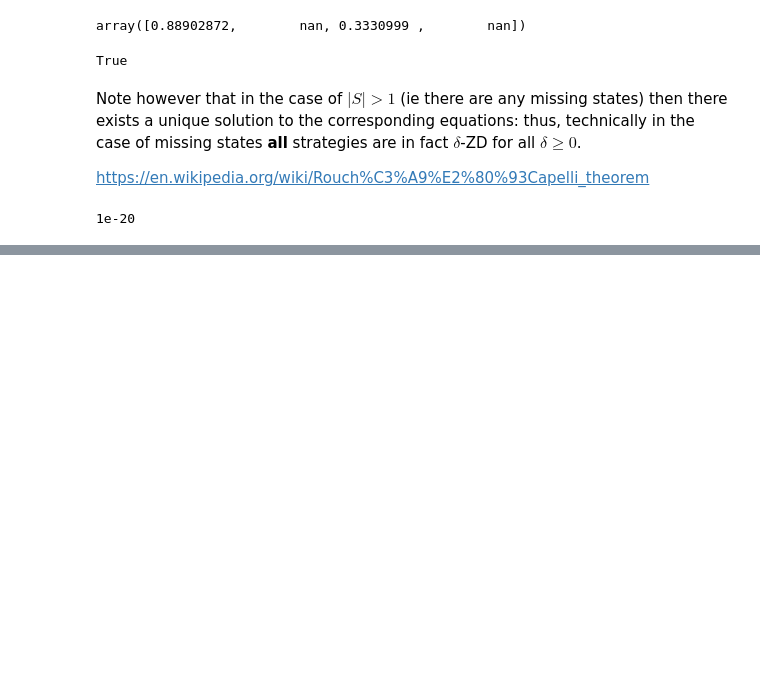
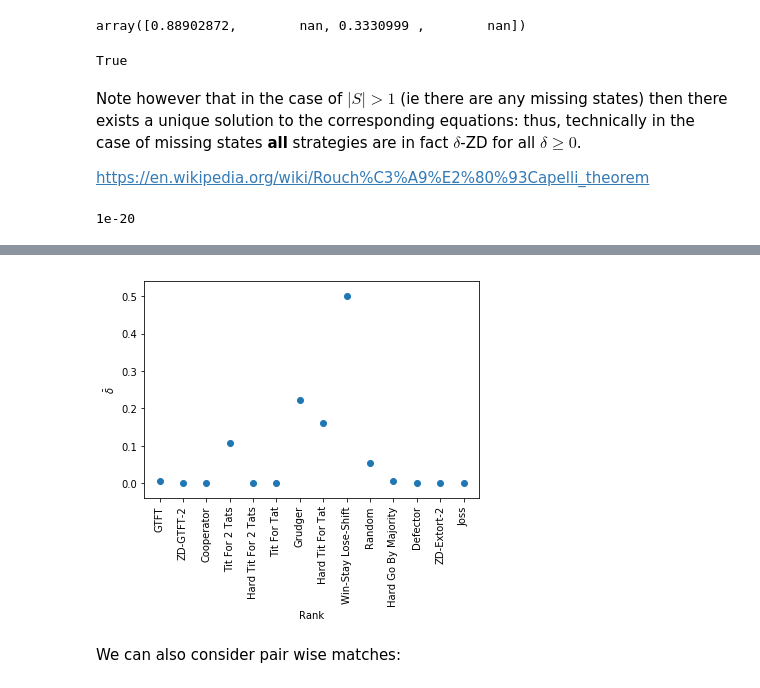
Before and after one commit to drvinceknight/testing_for_ZD, a Jupyter notebook: main.ipynb, the cells around one changed output, grey strips where cells are left out. Drawn from its saved outputs; the diff is of its cells as text; code cells hidden in the pictures; blank space fills up the shorter version.

```diff
--- a/main.ipynb
+++ b/main.ipynb
@@ -263,6 +208,0 @@ df = df[columns]
-# %%
-deltas = []
-
-for index, row in df.iterrows():
-    deltas.append(zd.find_lowest_delta(row[probabilities].values.astype('float64')))
-df["delta"] = deltas
@@ -270,0 +209,20 @@ KeyboardInterrupt:
+# %%
+players = [axl.Cooperator(),
+           axl.Defector(),
+           axl.ZDExtort2(),
+           axl.HardGoByMajority(),
+           axl.Joss(),
+           axl.HardTitForTat(),
+           axl.HardTitFor2Tats(),
+           axl.TitForTat(),
+           axl.Grudger(),
+           axl.GTFT(),
+           axl.TitFor2Tats(),
+           axl.WinStayLoseShift(),
+           axl.Random(),
+           axl.ZDGTFT2()]
+player_names = [s.name for s in players]
+
+df = pd.read_csv("data/processed/stewart_plotkin/std/overall/main.csv")
+df["Player name"] = df.apply(lambda row: player_names[row["Player index"]], axis=1)
+df.sort_values("Score", ascending=False)
@@ -270,0 +254,13 @@ KeyboardInterrupt:
+# %%
+x_tick_locations = range(1, len(players) + 1)
+ranks = df["Score"].rank(ascending=False)
+sorted_indices = sorted(range(len(players)), key=lambda index: -df["Score"].iloc[index])
+sorted_players = [players[i].name for i in sorted_indices]
+plt.scatter(ranks, df["delta"])
+plt.xlabel("Rank")
+plt.ylabel(r"$\bar \delta$")
+plt.xticks(range(1, len(players) + 1), sorted_players, rotation='vertical');
+# %% [output]
+[figure, added]
+# %% [markdown]
+We can also consider pair wise matches:
```
Also changed, not shown: parts of 24 cells of this notebook, 2 other files.
